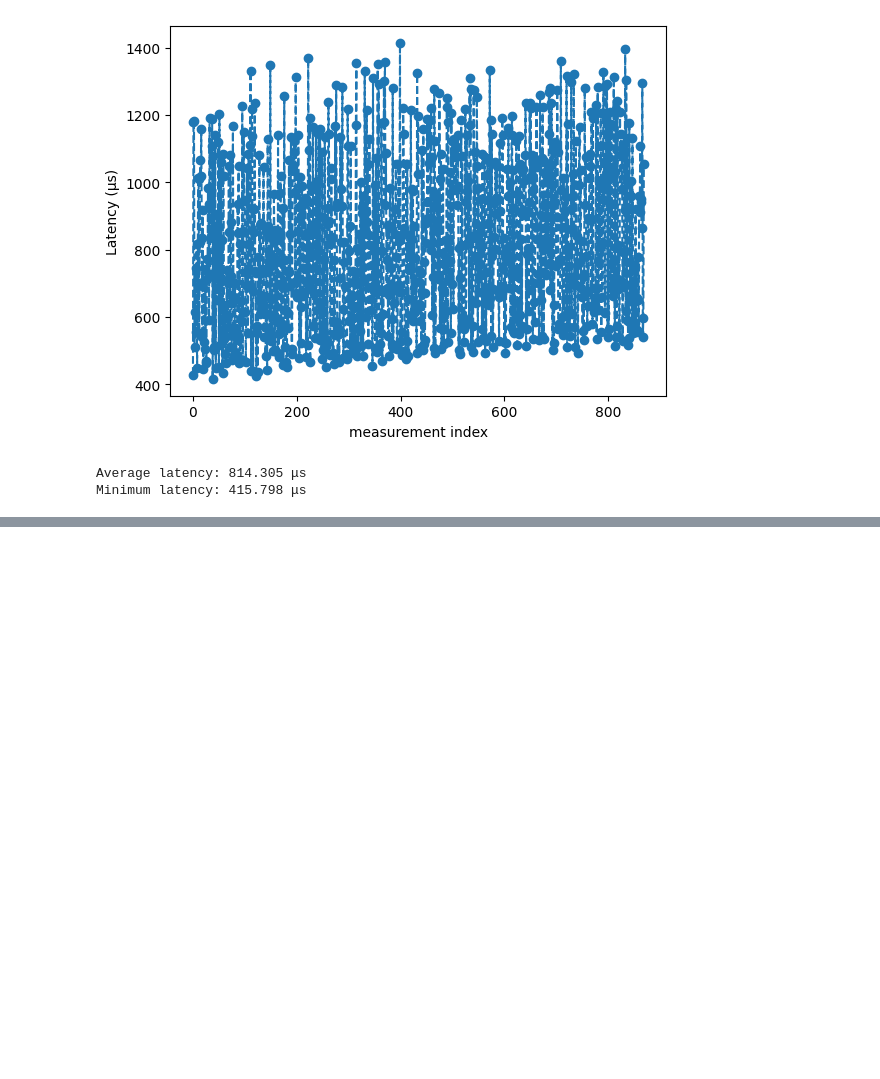
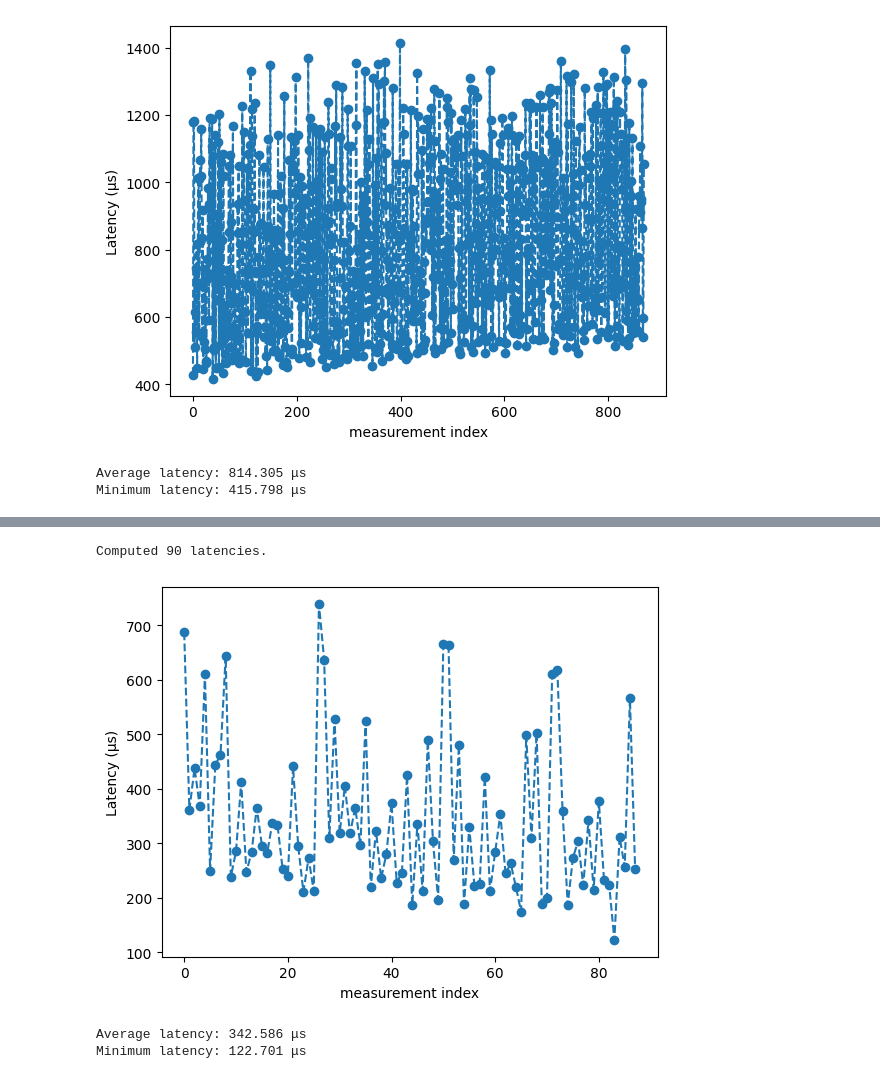
Before and after one commit to gespel/XenoFlow, a Jupyter notebook: experiments/entry_latency/entry_latency.ipynb, the cells around one changed output, grey strips where cells are left out. Saved outputs shown, nothing was run; the diff lists cells and outputs as text; code cells hidden in the pictures; blank space fills up the shorter version.

```diff
--- a/experiments/entry_latency/entry_latency.ipynb
+++ b/experiments/entry_latency/entry_latency.ipynb
@@ -157,3 +176,10 @@ Minimum latency: 415.798 μs
+# %%
+analyse_experiment("measurements/test15.pcap", "measurements/entries_15.txt")
+# %% [output]
+Computed 90 latencies.
+[figure, added]
+Average latency: 342.586 μs
+Minimum latency: 122.701 μs
 # %%
 all_latencies.sort()
 plt.plot([l / 1_000 for l in all_latencies])
```
Also changed, not shown: parts of 6 cells of this notebook.
